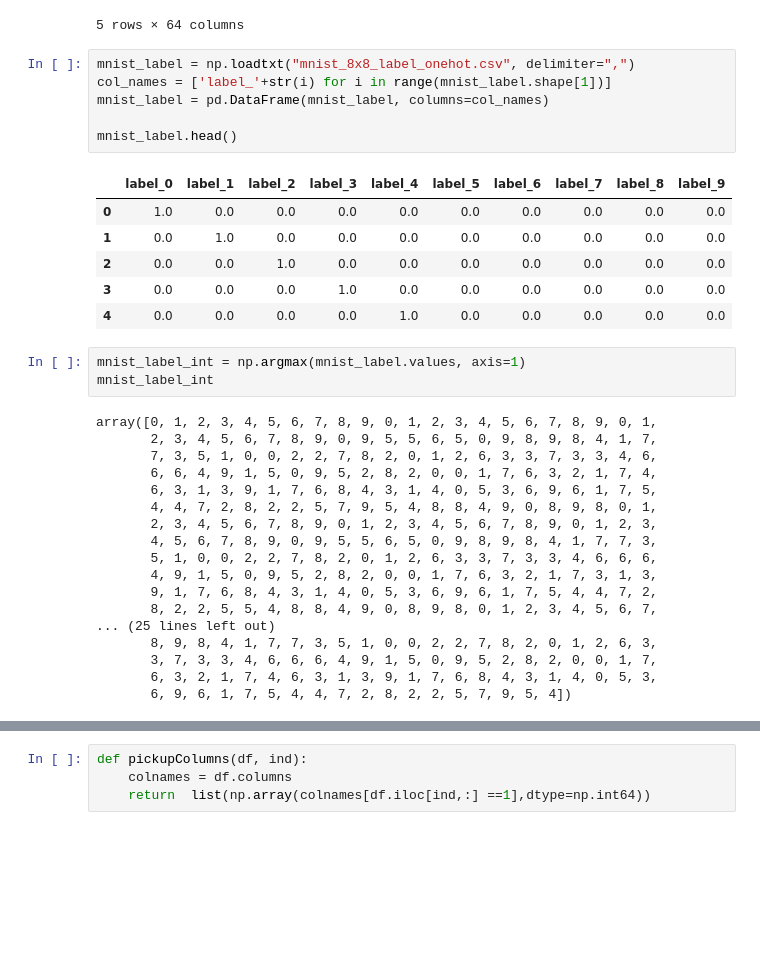
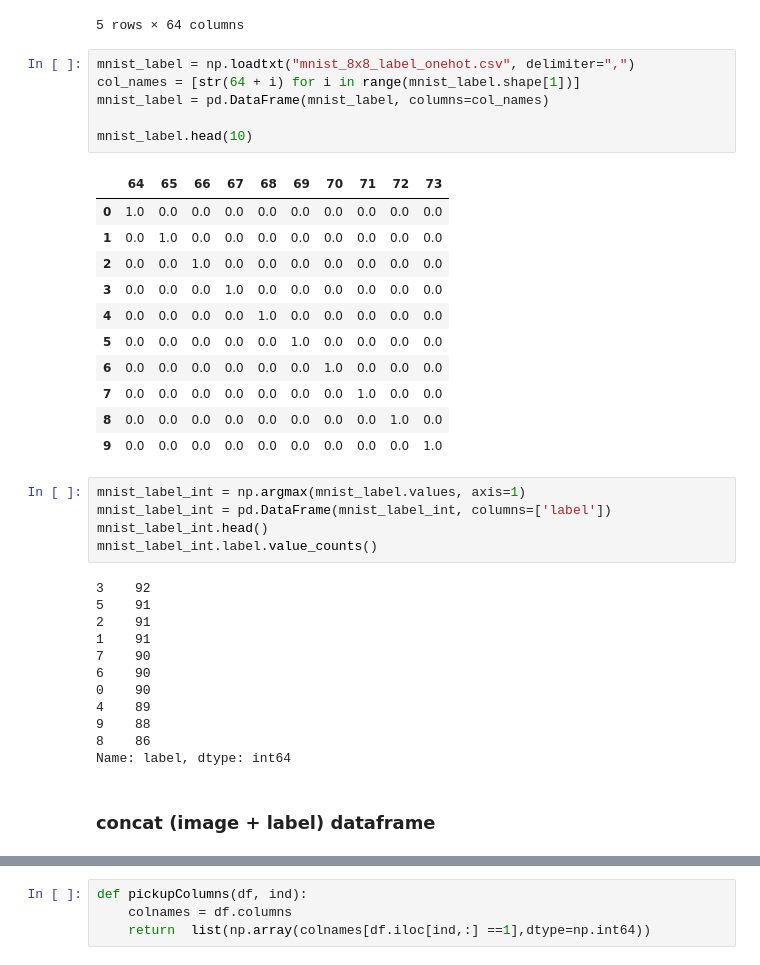
Before and after one commit to triwave33/association_rule_learning, a Jupyter notebook: association_rules_pyfim.ipynb, the cells around one changed output, grey strips where cells are left out. Drawn from its saved outputs; the diff is of its cells as text; blank space fills up the shorter version.

```diff
--- a/association_rules_pyfim.ipynb
+++ b/association_rules_pyfim.ipynb
@@ -28,35 +20,38 @@ mnist_df.head()
 5 rows × 64 columns
 # %%
 mnist_label = np.loadtxt("mnist_8x8_label_onehot.csv", delimiter=",")
-col_names = ['label_'+str(i) for i in range(mnist_label.shape[1])]
+col_names = [str(64 + i) for i in range(mnist_label.shape[1])]
 mnist_label = pd.DataFrame(mnist_label, columns=col_names)
 
-mnist_label.head()
+mnist_label.head(10)
 # %% [output]
-|  | label_0 | label_1 | label_2 | label_3 | label_4 | label_5 | label_6 | label_7 | label_8 | label_9 |
+|  | 64 | 65 | 66 | 67 | 68 | 69 | 70 | 71 | 72 | 73 |
 | 0 | 1.0 | 0.0 | 0.0 | 0.0 | 0.0 | 0.0 | 0.0 | 0.0 | 0.0 | 0.0 |
 | 1 | 0.0 | 1.0 | 0.0 | 0.0 | 0.0 | 0.0 | 0.0 | 0.0 | 0.0 | 0.0 |
 | 2 | 0.0 | 0.0 | 1.0 | 0.0 | 0.0 | 0.0 | 0.0 | 0.0 | 0.0 | 0.0 |
 | 3 | 0.0 | 0.0 | 0.0 | 1.0 | 0.0 | 0.0 | 0.0 | 0.0 | 0.0 | 0.0 |
 | 4 | 0.0 | 0.0 | 0.0 | 0.0 | 1.0 | 0.0 | 0.0 | 0.0 | 0.0 | 0.0 |
+| 5 | 0.0 | 0.0 | 0.0 | 0.0 | 0.0 | 1.0 | 0.0 | 0.0 | 0.0 | 0.0 |
+| 6 | 0.0 | 0.0 | 0.0 | 0.0 | 0.0 | 0.0 | 1.0 | 0.0 | 0.0 | 0.0 |
+| 7 | 0.0 | 0.0 | 0.0 | 0.0 | 0.0 | 0.0 | 0.0 | 1.0 | 0.0 | 0.0 |
+| 8 | 0.0 | 0.0 | 0.0 | 0.0 | 0.0 | 0.0 | 0.0 | 0.0 | 1.0 | 0.0 |
+| 9 | 0.0 | 0.0 | 0.0 | 0.0 | 0.0 | 0.0 | 0.0 | 0.0 | 0.0 | 1.0 |
 # %%
 mnist_label_int = np.argmax(mnist_label.values, axis=1)
-mnist_label_int
+mnist_label_int = pd.DataFrame(mnist_label_int, columns=['label'])
+mnist_label_int.head()
+mnist_label_int.label.value_counts()
 # %% [output]
-array([0, 1, 2, 3, 4, 5, 6, 7, 8, 9, 0, 1, 2, 3, 4, 5, 6, 7, 8, 9, 0, 1,
-       2, 3, 4, 5, 6, 7, 8, 9, 0, 9, 5, 5, 6, 5, 0, 9, 8, 9, 8, 4, 1, 7,
-       7, 3, 5, 1, 0, 0, 2, 2, 7, 8, 2, 0, 1, 2, 6, 3, 3, 7, 3, 3, 4, 6,
-       6, 6, 4, 9, 1, 5, 0, 9, 5, 2, 8, 2, 0, 0, 1, 7, 6, 3, 2, 1, 7, 4,
-       6, 3, 1, 3, 9, 1, 7, 6, 8, 4, 3, 1, 4, 0, 5, 3, 6, 9, 6, 1, 7, 5,
-       4, 4, 7, 2, 8, 2, 2, 5, 7, 9, 5, 4, 8, 8, 4, 9, 0, 8, 9, 8, 0, 1,
-       2, 3, 4, 5, 6, 7, 8, 9, 0, 1, 2, 3, 4, 5, 6, 7, 8, 9, 0, 1, 2, 3,
-       4, 5, 6, 7, 8, 9, 0, 9, 5, 5, 6, 5, 0, 9, 8, 9, 8, 4, 1, 7, 7, 3,
-       5, 1, 0, 0, 2, 2, 7, 8, 2, 0, 1, 2, 6, 3, 3, 7, 3, 3, 4, 6, 6, 6,
-       4, 9, 1, 5, 0, 9, 5, 2, 8, 2, 0, 0, 1, 7, 6, 3, 2, 1, 7, 3, 1, 3,
-       9, 1, 7, 6, 8, 4, 3, 1, 4, 0, 5, 3, 6, 9, 6, 1, 7, 5, 4, 4, 7, 2,
-       8, 2, 2, 5, 5, 4, 8, 8, 4, 9, 0, 8, 9, 8, 0, 1, 2, 3, 4, 5, 6, 7,
-... (25 lines left out)
-       8, 9, 8, 4, 1, 7, 7, 3, 5, 1, 0, 0, 2, 2, 7, 8, 2, 0, 1, 2, 6, 3,
-       3, 7, 3, 3, 4, 6, 6, 6, 4, 9, 1, 5, 0, 9, 5, 2, 8, 2, 0, 0, 1, 7,
-       6, 3, 2, 1, 7, 4, 6, 3, 1, 3, 9, 1, 7, 6, 8, 4, 3, 1, 4, 0, 5, 3,
-       6, 9, 6, 1, 7, 5, 4, 4, 7, 2, 8, 2, 2, 5, 7, 9, 5, 4])
+3    92
+5    91
+2    91
+1    91
+7    90
+6    90
+0    90
+4    89
+9    88
+8    86
+Name: label, dtype: int64
+# %% [markdown]
+### concat (image + label) dataframe
```
Also changed, not shown: parts of 18 cells of this notebook, 1 other file.
